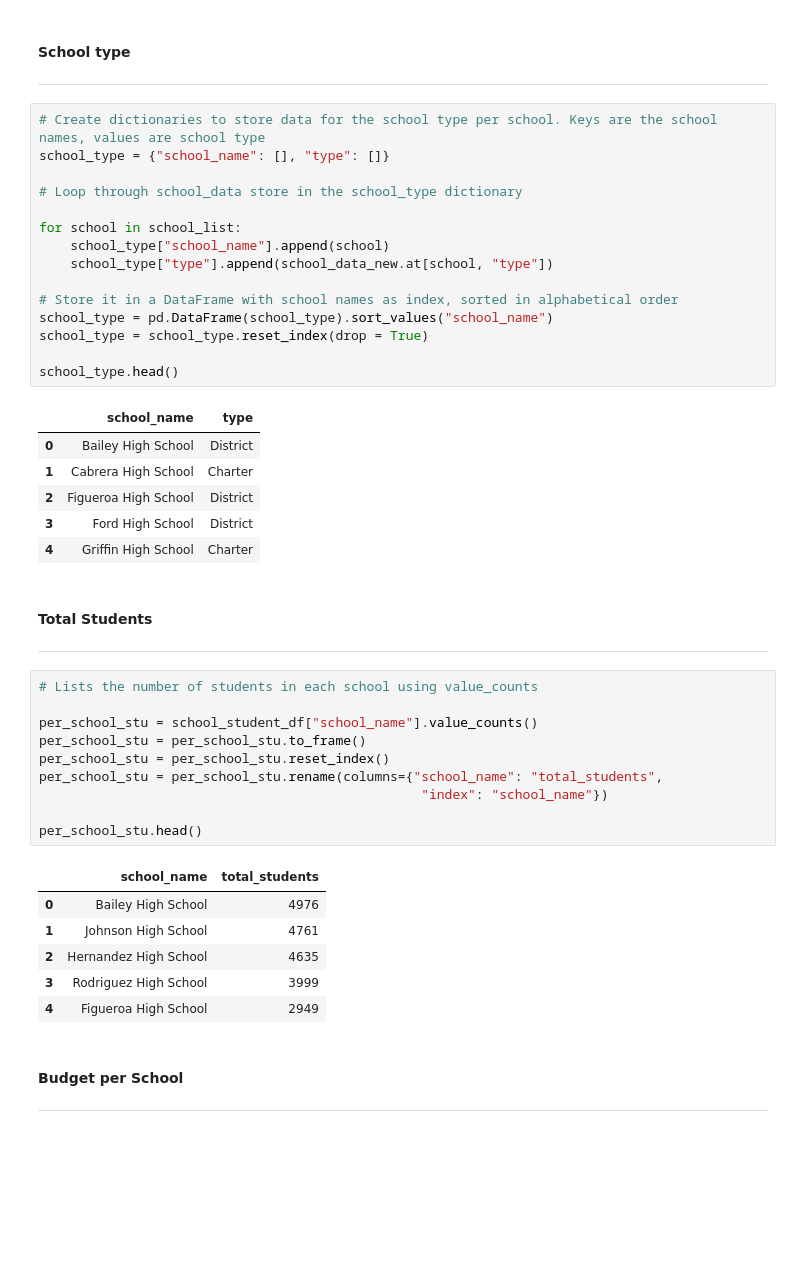
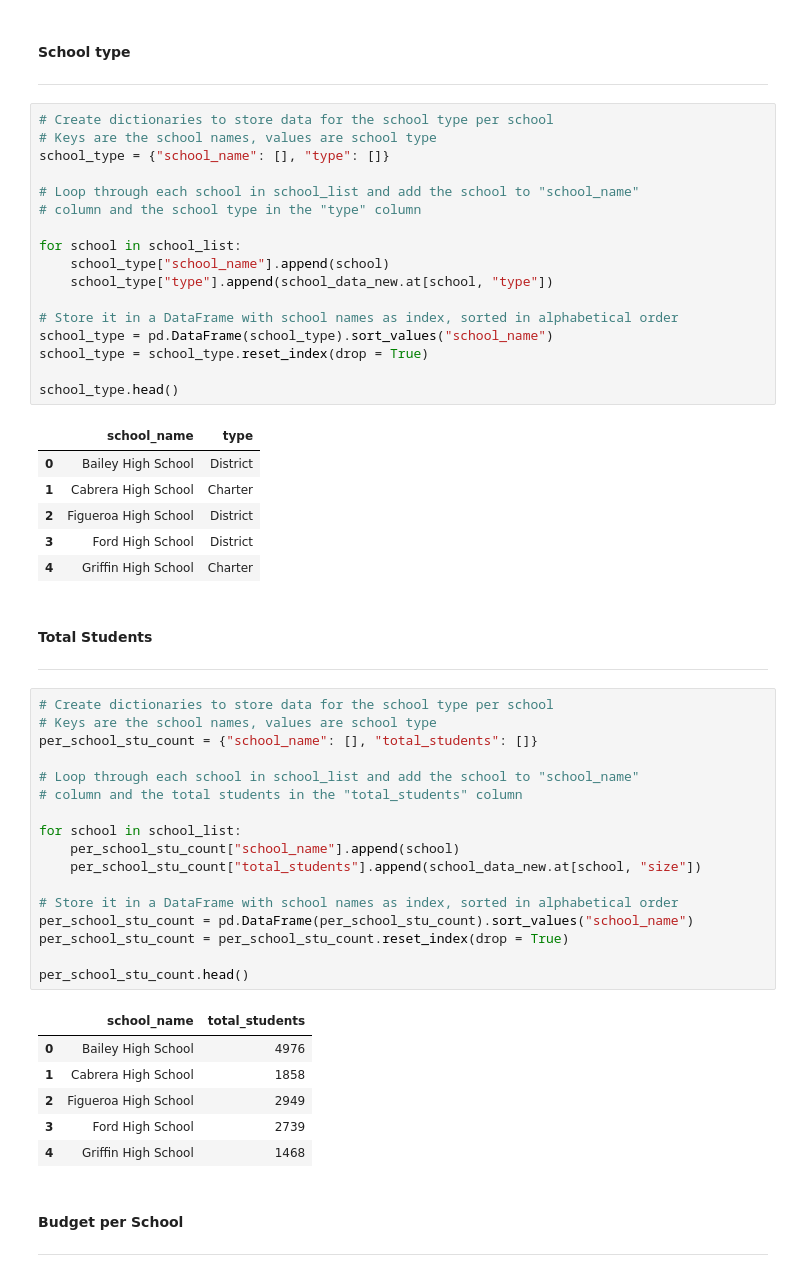
Before and after one commit to paololabuguen/pandas-challenge, a Jupyter notebook: PyCitySchools/py_city_school.ipynb, the cells around one changed output. Drawn from its saved outputs; the diff is of its cells as text; blank space fills up the shorter version.

```diff
--- a/PyCitySchools/py_city_school.ipynb
+++ b/PyCitySchools/py_city_school.ipynb
@@ -149,10 +151,12 @@ school_data_new = school_data.set_index("school_name")
 #### School type
 ----
 # %%
-# Create dictionaries to store data for the school type per school. Keys are the school names, values are school type
+# Create dictionaries to store data for the school type per school
+# Keys are the school names, values are school type
 school_type = {"school_name": [], "type": []}
 
-# Loop through school_data store in the school_type dictionary
+# Loop through each school in school_list and add the school to "school_name"
+# column and the school type in the "type" column
 
 for school in school_list:
     school_type["school_name"].append(school)
@@ -173,23 +177,30 @@ school_type.head()
 # %% [markdown]
 #### Total Students
 ---
-# %%
-# Lists the number of students in each school using value_counts
-
-per_school_stu = school_student_df["school_name"].value_counts()
-per_school_stu = per_school_stu.to_frame()
-per_school_stu = per_school_stu.reset_index()
-per_school_stu = per_school_stu.rename(columns={"school_name": "total_students",
-                                                 "index": "school_name"})
-
-per_school_stu.head()
-# %% [output]
-|  | school_name | total_students |
-| 0 | Bailey High School | 4976 |
-| 1 | Johnson High School | 4761 |
-| 2 | Hernandez High School | 4635 |
-| 3 | Rodriguez High School | 3999 |
-| 4 | Figueroa High School | 2949 |
+# %%
+# Create dictionaries to store data for the school type per school
+# Keys are the school names, values are school type
+per_school_stu_count = {"school_name": [], "total_students": []}
+
+# Loop through each school in school_list and add the school to "school_name"
+# column and the total students in the "total_students" column
+
+for school in school_list:
+    per_school_stu_count["school_name"].append(school)
+    per_school_stu_count["total_students"].append(school_data_new.at[school, "size"])
+
+# Store it in a DataFrame with school names as index, sorted in alphabetical order
+per_school_stu_count = pd.DataFrame(per_school_stu_count).sort_values("school_name")
+per_school_stu_count = per_school_stu_count.reset_index(drop = True)
+
+per_school_stu_count.head()
+# %% [output]
+|  | school_name | total_students |
+| 0 | Bailey High School | 4976 |
+| 1 | Cabrera High School | 1858 |
+| 2 | Figueroa High School | 2949 |
+| 3 | Ford High School | 2739 |
+| 4 | Griffin High School | 1468 |
 # %% [markdown]
 #### Budget per School
 ---
```
Also changed, not shown: parts of 26 cells of this notebook.
